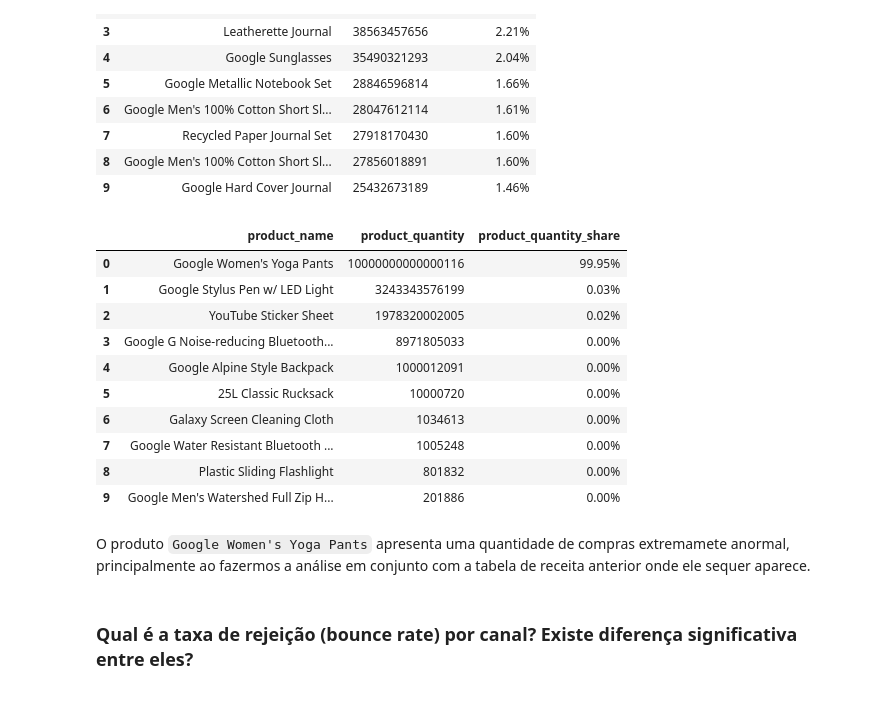
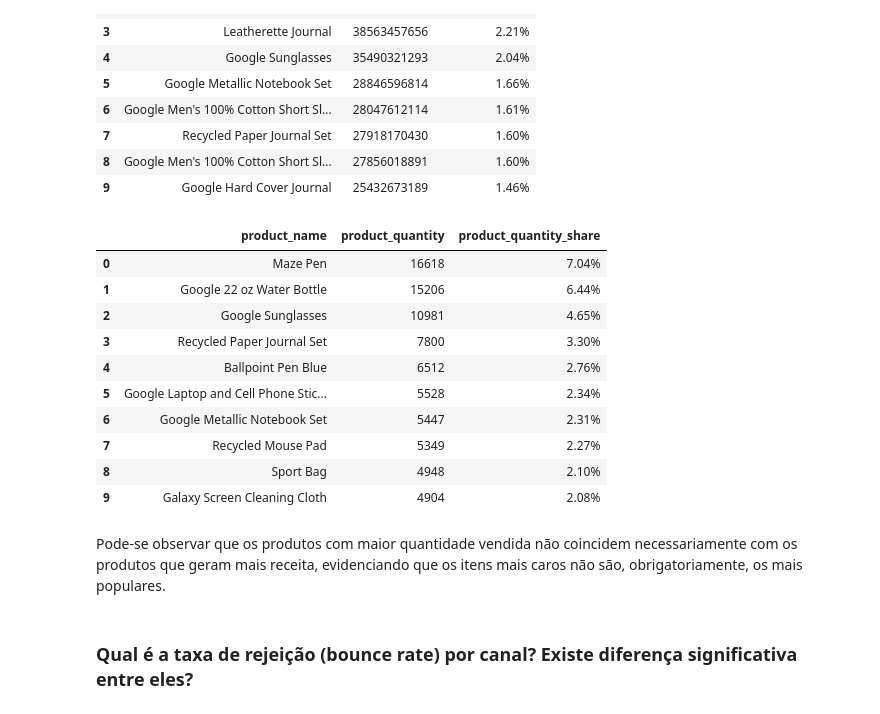
Before and after one commit to ArthurGontijo/teste_etus, a Jupyter notebook: questao_1/analise.ipynb, the cells around one changed output. Cells and saved outputs as stored; diff of their text form; code cells hidden in the pictures.

```diff
--- a/questao_1/analise.ipynb
+++ b/questao_1/analise.ipynb
@@ -252,45 +254,47 @@ display(product_revenue_df)
 # %%
 query_7 = """
 WITH quantity_per_product AS (
   SELECT
     p.v2ProductName AS product_name,
     SUM(COALESCE(p.productQuantity, 0)) AS product_quantity
   FROM
     `bigquery-public-data.google_analytics_sample.ga_sessions_*`,
     UNNEST(hits) AS h,
     UNNEST(h.product) AS p
+  WHERE
+    h.eCommerceAction.action_type = '6' -- Somente transações completas
   GROUP BY
     product_name
 )
 
 SELECT
   *,
   CONCAT(FORMAT('%.2f', (product_quantity / SUM(product_quantity) OVER ()) * 100), '%') AS product_quantity_share
 FROM
   quantity_per_product
 ORDER BY
   product_quantity DESC
 LIMIT
   10
 """
 
 product_quantity_df = client.query(query_7).to_dataframe()
 
 display(product_quantity_df)
 # %% [output]
 |  | product_name | product_quantity | product_quantity_share |
-| 0 | Google Women's Yoga Pants | 10000000000000116 | 99.95% |
-| 1 | Google Stylus Pen w/ LED Light | 3243343576199 | 0.03% |
-| 2 | YouTube Sticker Sheet | 1978320002005 | 0.02% |
-| 3 | Google G Noise-reducing Bluetooth... | 8971805033 | 0.00% |
-| 4 | Google Alpine Style Backpack | 1000012091 | 0.00% |
-| 5 | 25L Classic Rucksack | 10000720 | 0.00% |
-| 6 | Galaxy Screen Cleaning Cloth | 1034613 | 0.00% |
-| 7 | Google Water Resistant Bluetooth ... | 1005248 | 0.00% |
-| 8 | Plastic Sliding Flashlight | 801832 | 0.00% |
-| 9 | Google Men's Watershed Full Zip H... | 201886 | 0.00% |
+| 0 | Maze Pen | 16618 | 7.04% |
+| 1 | Google 22 oz Water Bottle | 15206 | 6.44% |
+| 2 | Google Sunglasses | 10981 | 4.65% |
+| 3 | Recycled Paper Journal Set | 7800 | 3.30% |
+| 4 | Ballpoint Pen Blue | 6512 | 2.76% |
+| 5 | Google Laptop and Cell Phone Stic... | 5528 | 2.34% |
+| 6 | Google Metallic Notebook Set | 5447 | 2.31% |
+| 7 | Recycled Mouse Pad | 5349 | 2.27% |
+| 8 | Sport Bag | 4948 | 2.10% |
+| 9 | Galaxy Screen Cleaning Cloth | 4904 | 2.08% |
-# %% [markdown]
-O produto `Google Women's Yoga Pants` apresenta uma quantidade de compras extremamete anormal, principalmente ao fazermos a análise em conjunto com a tabela de receita anterior onde ele sequer aparece.
+# %% [markdown]
+Pode-se observar que os produtos com maior quantidade vendida não coincidem necessariamente com os produtos que geram mais receita, evidenciando que os itens mais caros não são, obrigatoriamente, os mais populares.
 # %% [markdown]
 ### Qual é a taxa de rejeição (bounce rate) por canal? Existe diferença significativa entre eles?
 # %%
```
Also changed, not shown: parts of 1 cell of this notebook.
